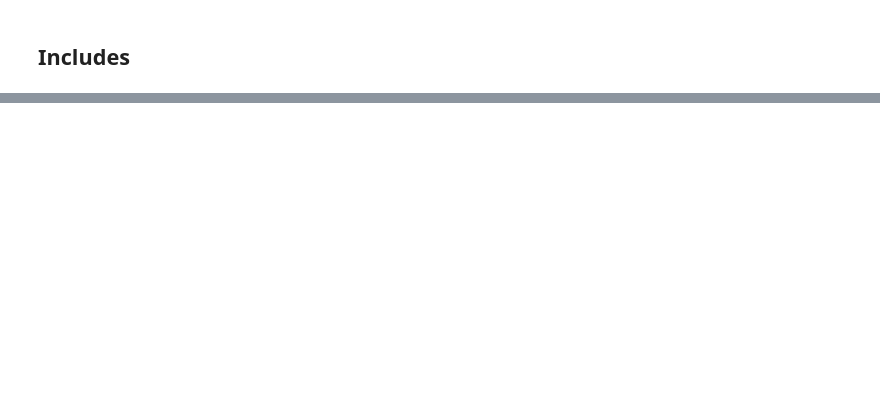
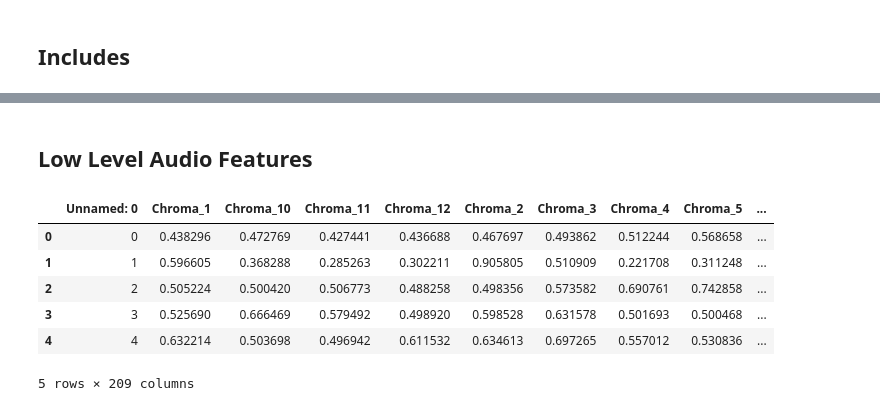
Before and after one commit to NiklasKiefer/spotify_recommendation_system, a Jupyter notebook: explorative_data_analysis.ipynb, the cells around one changed output, grey strips where cells are left out. Cells and saved outputs as stored; diff of their text form; code cells hidden in the pictures; blank space fills up the shorter version.

```diff
--- a/explorative_data_analysis.ipynb
+++ b/explorative_data_analysis.ipynb
@@ -24,0 +115,13 @@ FileNotFoundError: [Errno 2] No such file or directory: '\\data\\spotify_albums.
+# %% [markdown]
+## Low Level Audio Features
+# %%
+low_level_df = pd.read_csv("data\low_level_audio_features.csv")
+low_level_df.head()
+# %% [output]
+|  | Unnamed: 0 | Chroma_1 | Chroma_10 | Chroma_11 | Chroma_12 | Chroma_2 | Chroma_3 | Chroma_4 | Chroma_5 | ... |
+| 0 | 0 | 0.438296 | 0.472769 | 0.427441 | 0.436688 | 0.467697 | 0.493862 | 0.512244 | 0.568658 | ... |
+| 1 | 1 | 0.596605 | 0.368288 | 0.285263 | 0.302211 | 0.905805 | 0.510909 | 0.221708 | 0.311248 | ... |
+| 2 | 2 | 0.505224 | 0.500420 | 0.506773 | 0.488258 | 0.498356 | 0.573582 | 0.690761 | 0.742858 | ... |
+| 3 | 3 | 0.525690 | 0.666469 | 0.579492 | 0.498920 | 0.598528 | 0.631578 | 0.501693 | 0.500468 | ... |
+| 4 | 4 | 0.632214 | 0.503698 | 0.496942 | 0.611532 | 0.634613 | 0.697265 | 0.557012 | 0.530836 | ... |
+5 rows × 209 columns
```
Also changed, not shown: parts of 15 cells of this notebook.
